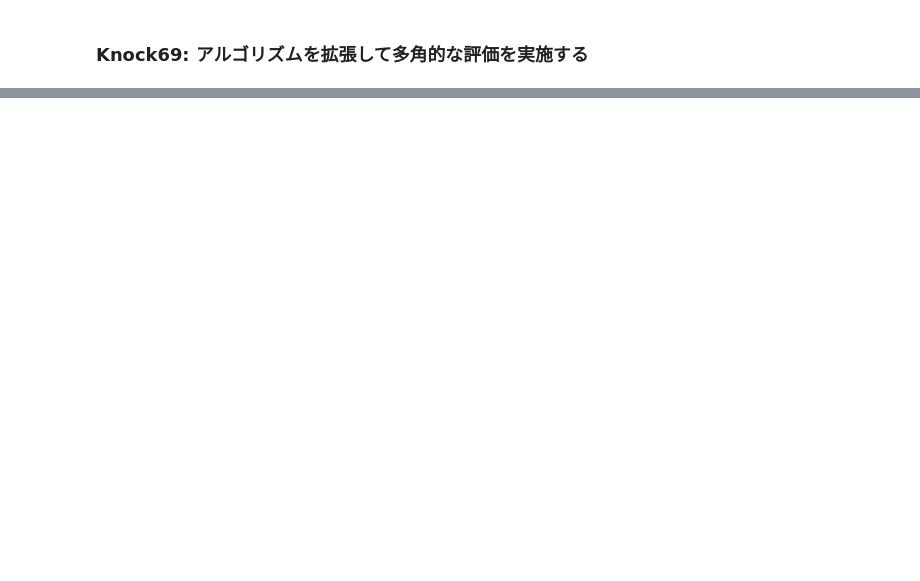
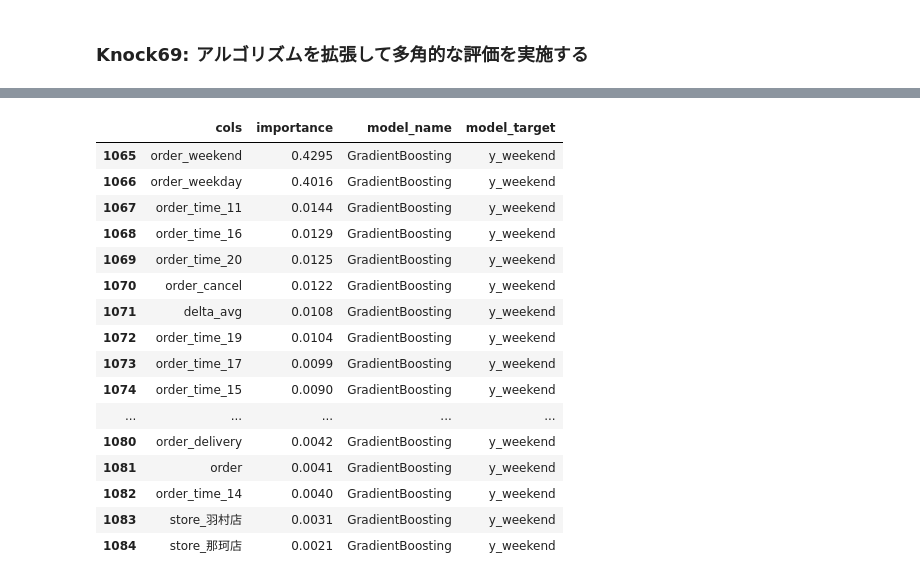
Before and after one commit to ginmaruGH/python-practical-machine-learning-system-100knocks, a Jupyter notebook: ch07/ch07.ipynb, the cells around one changed output, grey strips where cells are left out. Saved outputs shown, nothing was run; the diff lists cells and outputs as text; code cells hidden in the pictures; blank space fills up the shorter version.

```diff
--- a/ch07/ch07.ipynb
+++ b/ch07/ch07.ipynb
@@ -568,0 +716,26 @@ GradientBoostingClassifier
+# %%
+# 重要度の高い変数
+# 勾配Boostingモデル（休日）
+
+importance_all.loc[
+    (importance_all["model_target"] == "y_weekend") &
+    (importance_all["model_name"] == "GradientBoosting")
+].head(20)
+# %% [output]
+|  | cols | importance | model_name | model_target |
+| 1065 | order_weekend | 0.4295 | GradientBoosting | y_weekend |
+| 1066 | order_weekday | 0.4016 | GradientBoosting | y_weekend |
+| 1067 | order_time_11 | 0.0144 | GradientBoosting | y_weekend |
+| 1068 | order_time_16 | 0.0129 | GradientBoosting | y_weekend |
+| 1069 | order_time_20 | 0.0125 | GradientBoosting | y_weekend |
+| 1070 | order_cancel | 0.0122 | GradientBoosting | y_weekend |
+| 1071 | delta_avg | 0.0108 | GradientBoosting | y_weekend |
+| 1072 | order_time_19 | 0.0104 | GradientBoosting | y_weekend |
+| 1073 | order_time_17 | 0.0099 | GradientBoosting | y_weekend |
+| 1074 | order_time_15 | 0.0090 | GradientBoosting | y_weekend |
+| ... | ... | ... | ... | ... |
+| 1080 | order_delivery | 0.0042 | GradientBoosting | y_weekend |
+| 1081 | order | 0.0041 | GradientBoosting | y_weekend |
+| 1082 | order_time_14 | 0.0040 | GradientBoosting | y_weekend |
+| 1083 | store_羽村店 | 0.0031 | GradientBoosting | y_weekend |
+| 1084 | store_那珂店 | 0.0021 | GradientBoosting | y_weekend |
```
Also changed, not shown: parts of 7 cells of this notebook.
